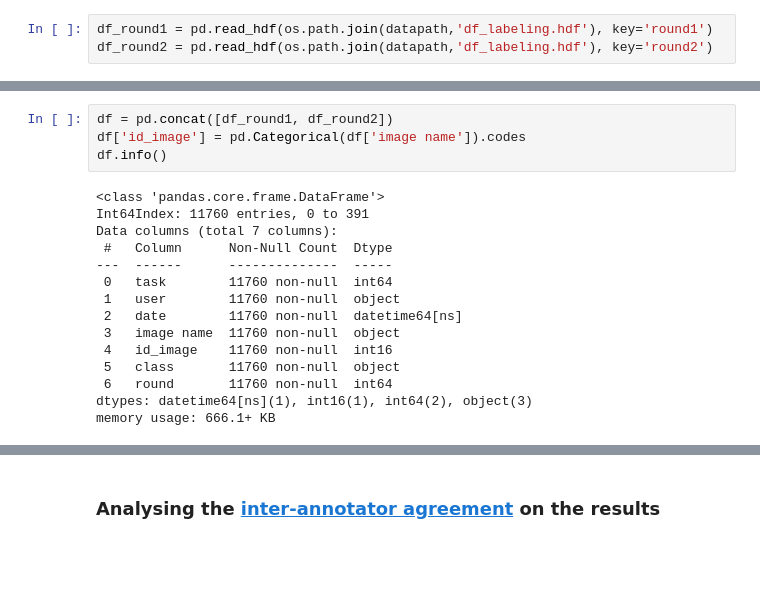
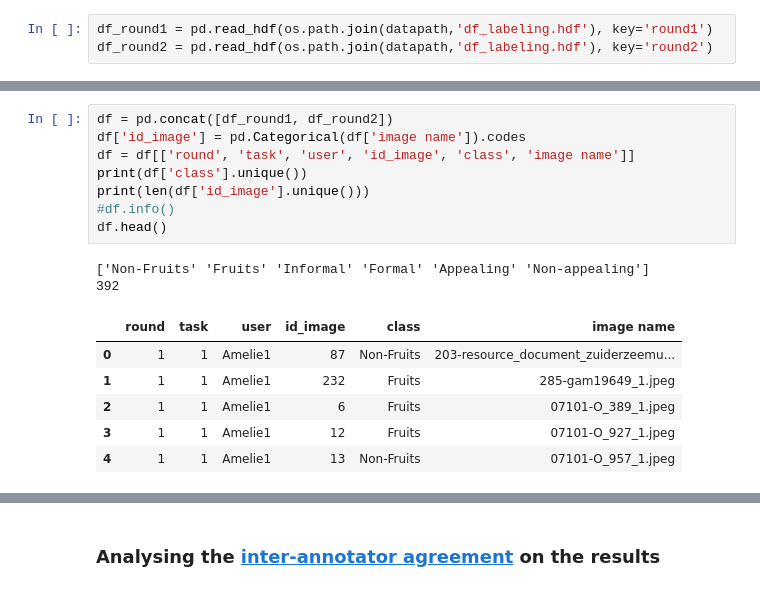
Before and after one commit to acdh-oeaw/Chia, a Jupyter notebook: notebooks/europeana_tagging_1st_2nd_report.ipynb, the cells around one changed output, grey strips where cells are left out. Drawn from its saved outputs; the diff is of its cells as text; blank space fills up the shorter version.

```diff
--- a/notebooks/europeana_tagging_1st_2nd_report.ipynb
+++ b/notebooks/europeana_tagging_1st_2nd_report.ipynb
@@ -58,19 +40,17 @@ memory usage: 333.0+ KB
 # %%
 df = pd.concat([df_round1, df_round2])
 df['id_image'] = pd.Categorical(df['image name']).codes
-df.info()
+df = df[['round', 'task', 'user', 'id_image', 'class', 'image name']]
+print(df['class'].unique())
+print(len(df['id_image'].unique()))
+#df.info()
+df.head()
 # %% [output]
-<class 'pandas.core.frame.DataFrame'>
-Int64Index: 11760 entries, 0 to 391
-Data columns (total 7 columns):
- #   Column      Non-Null Count  Dtype
----  ------      --------------  -----
- 0   task        11760 non-null  int64
- 1   user        11760 non-null  object
- 2   date        11760 non-null  datetime64[ns]
- 3   image name  11760 non-null  object
- 4   id_image    11760 non-null  int16
- 5   class       11760 non-null  object
- 6   round       11760 non-null  int64
-dtypes: datetime64[ns](1), int16(1), int64(2), object(3)
-memory usage: 666.1+ KB
+['Non-Fruits' 'Fruits' 'Informal' 'Formal' 'Appealing' 'Non-appealing']
+392
+|  | round | task | user | id_image | class | image name |
+| 0 | 1 | 1 | Amelie1 | 87 | Non-Fruits | 203-resource_document_zuiderzeemu... |
+| 1 | 1 | 1 | Amelie1 | 232 | Fruits | 285-gam19649_1.jpeg |
+| 2 | 1 | 1 | Amelie1 | 6 | Fruits | 07101-O_389_1.jpeg |
+| 3 | 1 | 1 | Amelie1 | 12 | Fruits | 07101-O_927_1.jpeg |
+| 4 | 1 | 1 | Amelie1 | 13 | Non-Fruits | 07101-O_957_1.jpeg |
```
Also changed, not shown: parts of 21 cells of this notebook.
